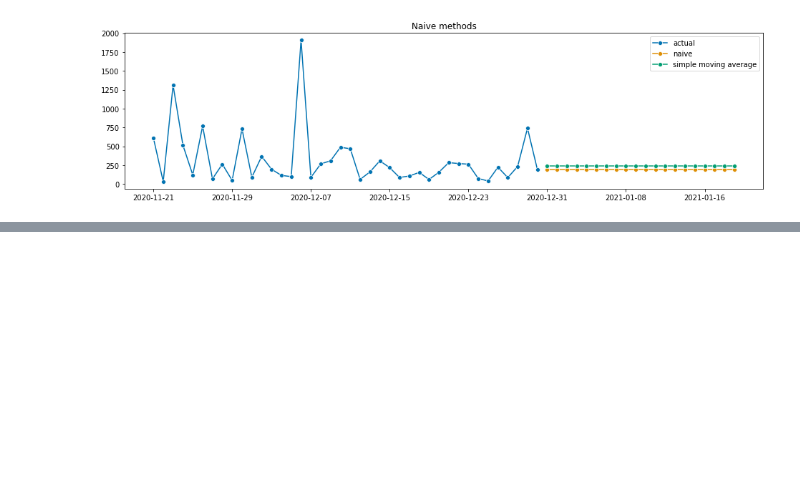
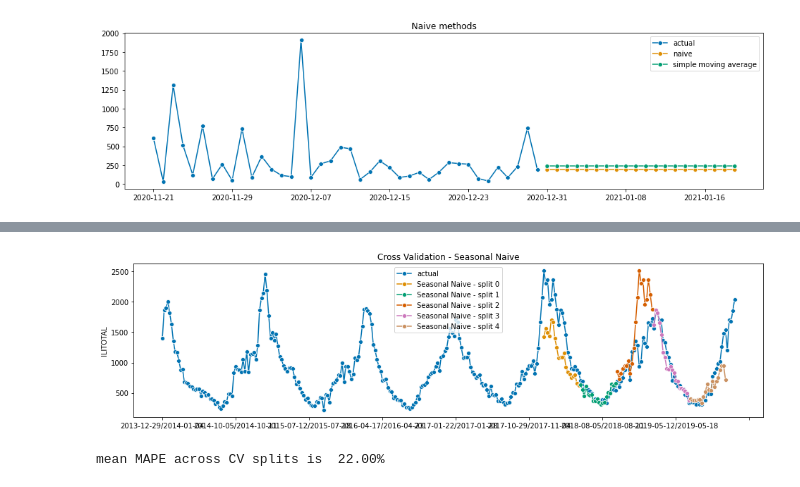
Before and after one commit to ltsaprounis/dsf-ts-forecasting, a Jupyter notebook: notebooks/02-forecasting-metrics.ipynb, the cells around one changed output, grey strips where cells are left out. Saved outputs shown, nothing was run; the diff lists cells and outputs as text; code cells hidden in the pictures; blank space fills up the shorter version.

```diff
--- a/notebooks/02-forecasting-metrics.ipynb
+++ b/notebooks/02-forecasting-metrics.ipynb
@@ -162,0 +203,34 @@ plt.show()
+# %%
+cv = ExpandingWindowSplitter(
+    step_length=20,
+    fh=np.arange(20)+1,
+    initial_window=4*52,
+    start_with_window = True
+)
+
+df = evaluate(
+    forecaster=NaiveForecaster(strategy="last", sp=52),
+    y=real_ts,
+    cv=cv,
+    strategy="refit",
+    return_data=True,
+    scoring=MeanAbsolutePercentageError(symmetric=False)
+)
+
+plot_series(
+    real_ts,
+    df["y_pred"].iloc[0],
+    df["y_pred"].iloc[1],
+    df["y_pred"].iloc[2],
+    df["y_pred"].iloc[3],
+    df["y_pred"].iloc[4],
+    labels = ["actual"]+[f"Seasonal Naive - split {i}" for i in range(len(df))]
+)
+plt.title("Cross Validation - Seasonal Naive")
+plt.show()
+
+mean_mape = df["test_MeanAbsolutePercentageError"].mean()*100
+print(f"mean MAPE across CV splits is {mean_mape: 0.2f}%")
+# %% [output]
+[figure, added]
+mean MAPE across CV splits is  22.00%
```
Also changed, not shown: parts of 27 cells of this notebook, 3 other files.
